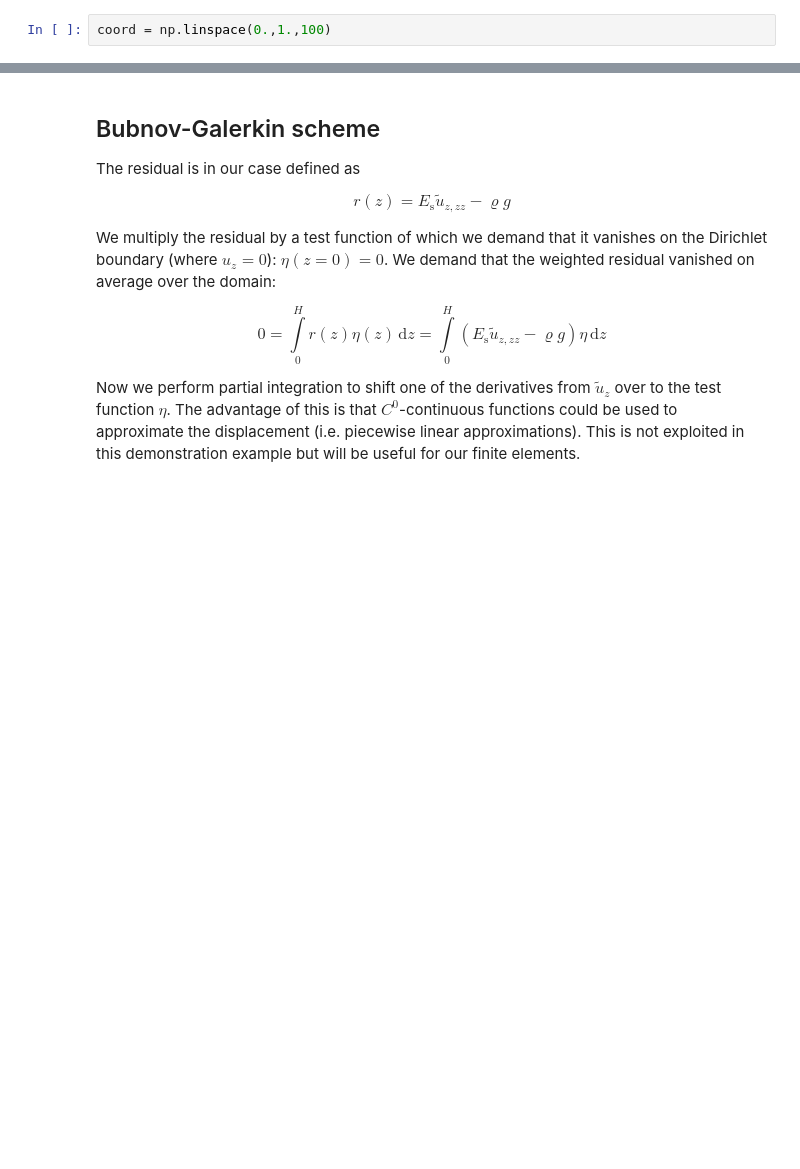
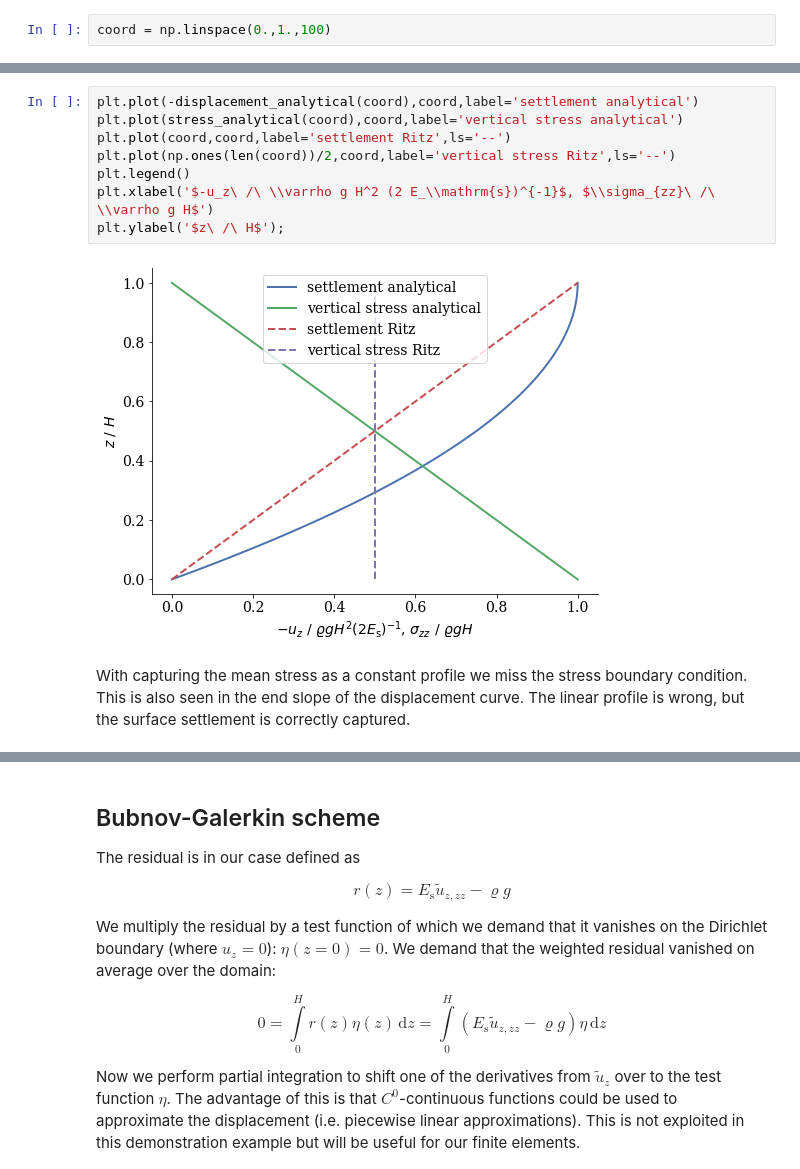
Before and after one commit to nagelt/Numerical_Methods_Introduction, a Jupyter notebook: 05_soil_column_Ritz_Galerkin_Collocation.ipynb, the cells around one changed output, grey strips where cells are left out. Drawn from its saved outputs; the diff is of its cells as text; blank space fills up the shorter version.

```diff
--- a/05_soil_column_Ritz_Galerkin_Collocation.ipynb
+++ b/05_soil_column_Ritz_Galerkin_Collocation.ipynb
@@ -213,0 +288,12 @@ plt.ylabel('$z/H$');
+# %%
+plt.plot(-displacement_analytical(coord),coord,label='settlement analytical')
+plt.plot(stress_analytical(coord),coord,label='vertical stress analytical')
+plt.plot(coord,coord,label='settlement Ritz',ls='--')
+plt.plot(np.ones(len(coord))/2,coord,label='vertical stress Ritz',ls='--')
+plt.legend()
+plt.xlabel('$-u_z\ /\ \\varrho g H^2 (2 E_\\mathrm{s})^{-1}$, $\\sigma_{zz}\ /\ \\varrho g H$')
+plt.ylabel('$z\ /\ H$');
+# %% [output]
+[figure, added]
+# %% [markdown]
+With capturing the mean stress as a constant profile we miss the stress boundary condition. This is also seen in the end slope of the displacement curve. The linear profile is wrong, but the surface settlement is correctly captured.
```
Also changed, not shown: parts of 34 cells of this notebook, 6 other files.
